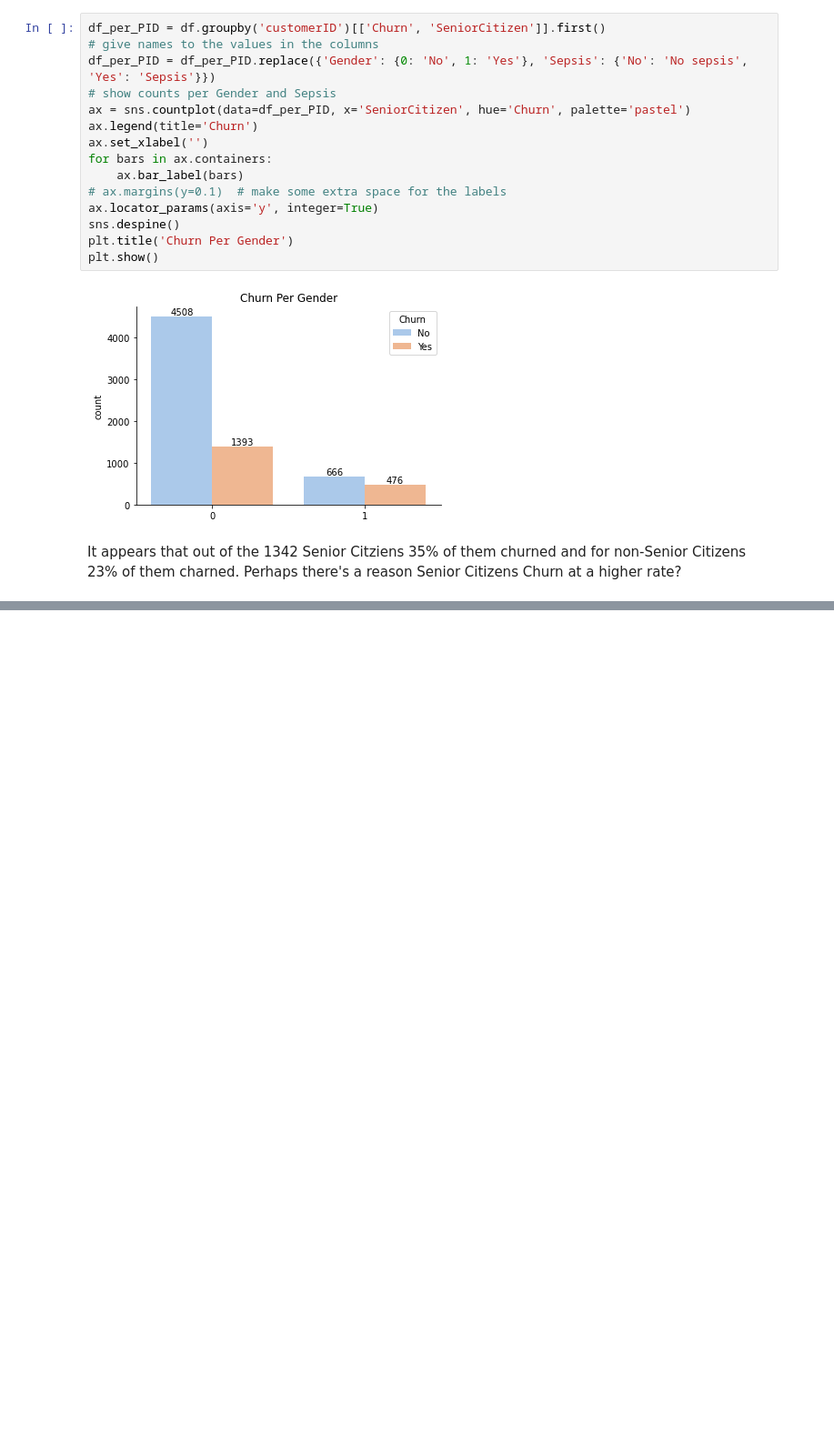
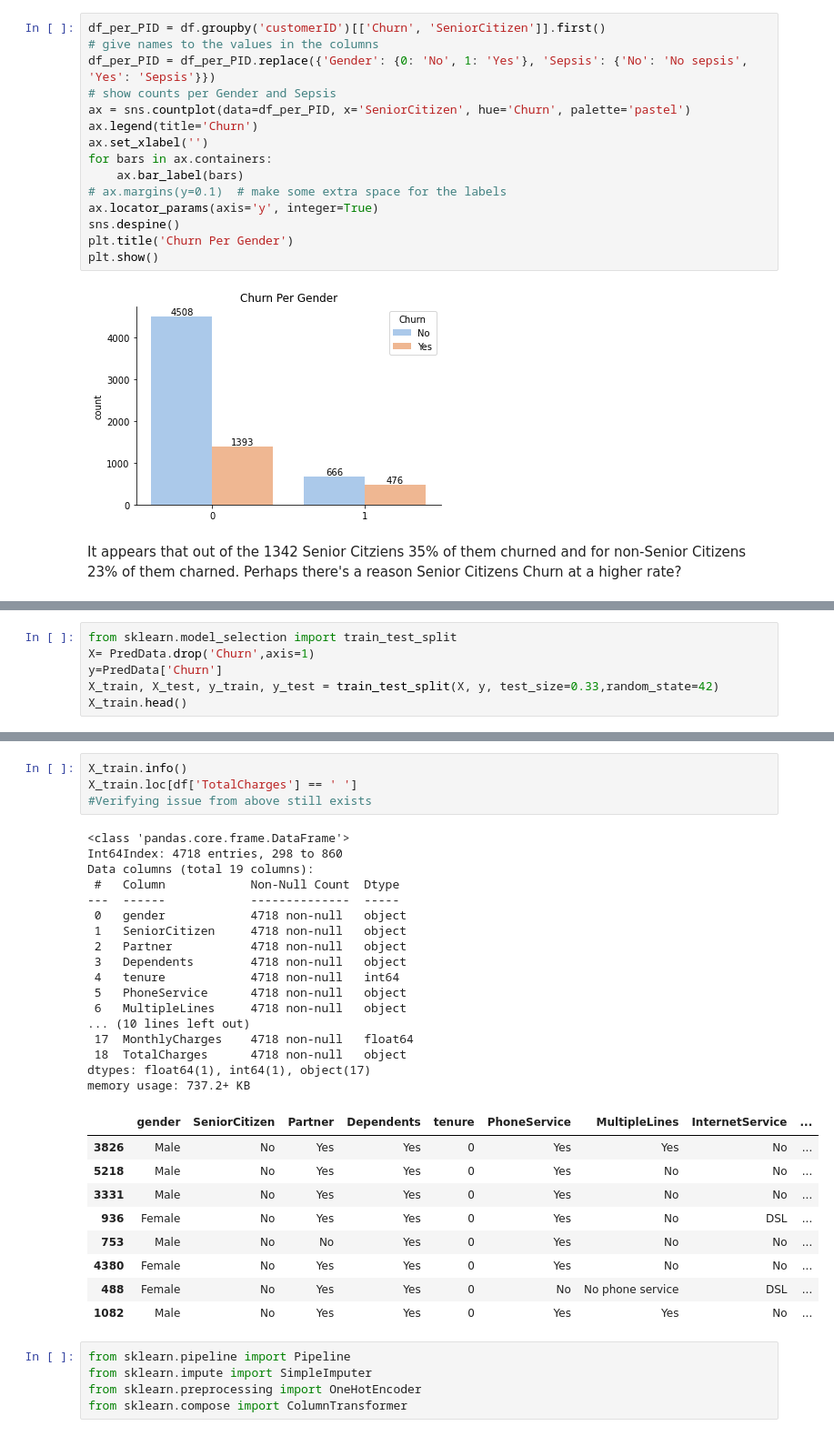
Before and after one commit to KabinAnalyzes/Machine-Learning-Portfolio, a Jupyter notebook: CHURN Classification/Churn-Classification.ipynb, the cells around one changed output, grey strips where cells are left out. Shown at 91% size. Cells and saved outputs as stored; diff of their text form; blank space fills up the shorter version.

```diff
--- a/CHURN Classification/Churn-Classification.ipynb
+++ b/CHURN Classification/Churn-Classification.ipynb
@@ -84,0 +158,6 @@ It appears that out of the 1342 Senior Citziens 35% of them churned and for non-
+# %%
+from sklearn.model_selection import train_test_split
+X= PredData.drop('Churn',axis=1)
+y=PredData['Churn']
+X_train, X_test, y_train, y_test = train_test_split(X, y, test_size=0.33,random_state=42)
+X_train.head()
@@ -84,0 +171,36 @@ It appears that out of the 1342 Senior Citziens 35% of them churned and for non-
+# %%
+X_train.info()
+X_train.loc[df['TotalCharges'] == ' ']
+#Verifying issue from above still exists
+# %% [output]
+<class 'pandas.core.frame.DataFrame'>
+Int64Index: 4718 entries, 298 to 860
+Data columns (total 19 columns):
+ #   Column            Non-Null Count  Dtype
+---  ------            --------------  -----
+ 0   gender            4718 non-null   object
+ 1   SeniorCitizen     4718 non-null   object
+ 2   Partner           4718 non-null   object
+ 3   Dependents        4718 non-null   object
+ 4   tenure            4718 non-null   int64
+ 5   PhoneService      4718 non-null   object
+ 6   MultipleLines     4718 non-null   object
+... (10 lines left out)
+ 17  MonthlyCharges    4718 non-null   float64
+ 18  TotalCharges      4718 non-null   object
+dtypes: float64(1), int64(1), object(17)
+memory usage: 737.2+ KB
+|  | gender | SeniorCitizen | Partner | Dependents | tenure | PhoneService | MultipleLines | InternetService | ... |
+| 3826 | Male | No | Yes | Yes | 0 | Yes | Yes | No | ... |
+| 5218 | Male | No | Yes | Yes | 0 | Yes | No | No | ... |
+| 3331 | Male | No | Yes | Yes | 0 | Yes | No | No | ... |
+| 936 | Female | No | Yes | Yes | 0 | Yes | No | DSL | ... |
+| 753 | Male | No | No | Yes | 0 | Yes | No | No | ... |
+| 4380 | Female | No | Yes | Yes | 0 | Yes | No | No | ... |
+| 488 | Female | No | Yes | Yes | 0 | No | No phone service | DSL | ... |
+| 1082 | Male | No | Yes | Yes | 0 | Yes | Yes | No | ... |
+# %%
+from sklearn.pipeline import Pipeline
+from sklearn.impute import SimpleImputer
+from sklearn.preprocessing import OneHotEncoder
+from sklearn.compose import ColumnTransformer
```
Also changed, not shown: parts of 11 cells of this notebook.
